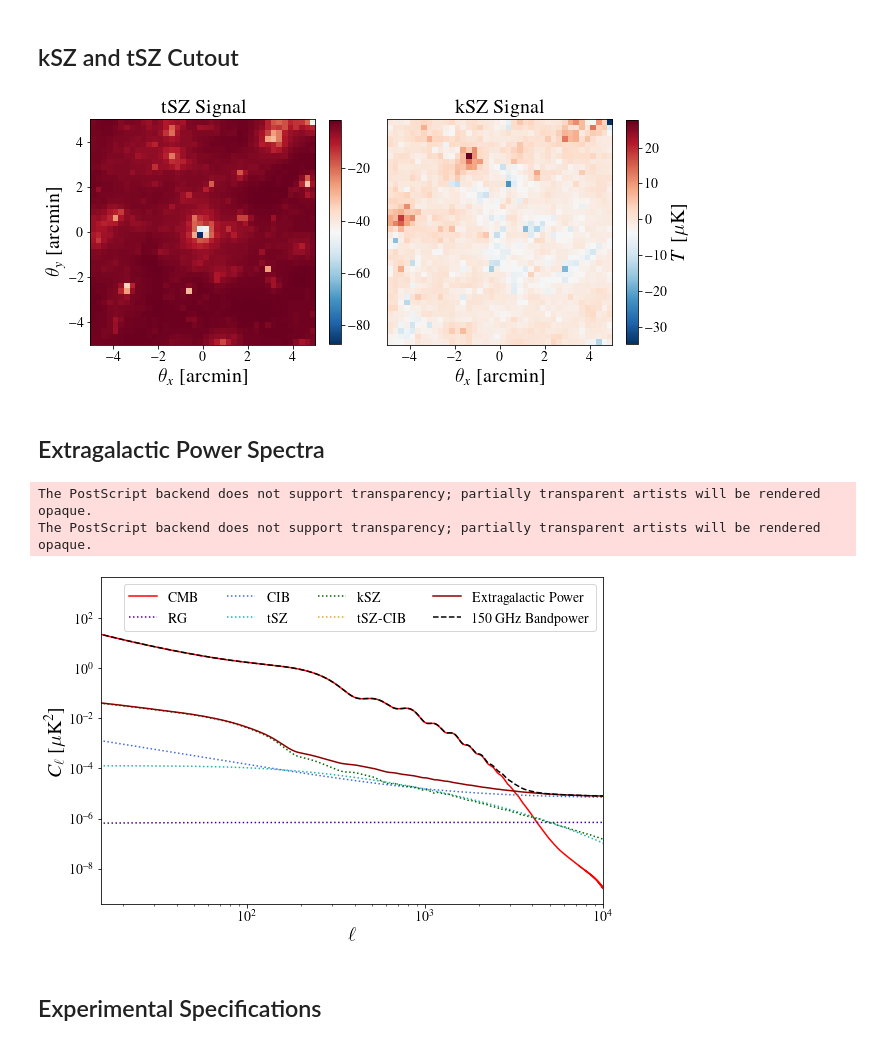
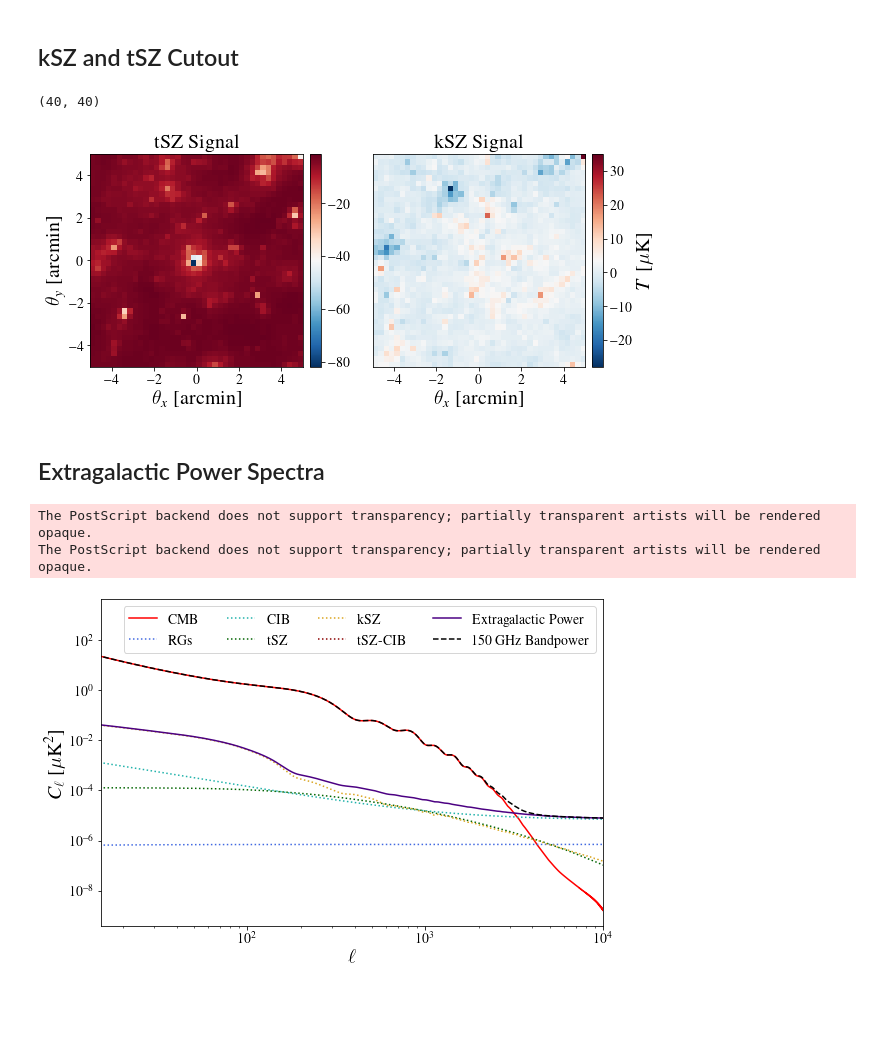
Before and after one commit to s6kelevy/cmb_lensing, a Jupyter notebook: chapter3.ipynb, the cells around one changed output. Cells and saved outputs as stored; diff of their text form; code cells hidden in the pictures; blank space fills up the shorter version.

```diff
--- a/chapter3.ipynb
+++ b/chapter3.ipynb
@@ -45,7 +50,7 @@ fig.savefig('/Volumes/Extreme_SSD/codes/master_thesis/code/figures/cmb_temperatu
 # %% [markdown]
 ## Cluster Convergence and Deflection Map
 # %%
-map_params = [240, 0.25, 240, 0.25]
+map_params = [180, 0.5, 180, 0.5]
 kappa_map = lensing.NFW(6e14, 3, 1, 1100).convergence_map(map_params)
 alpha_vec = lensing.deflection_from_convergence(map_params, kappa_map)
 alphaX, alphaY = alpha_vec
@@ -80,44 +90,51 @@ fig.savefig('/Volumes/Extreme_SSD/codes/master_thesis/code/figures/convergence_d
 # %% [markdown]
 ## kSZ and tSZ Cutout
 # %%
-map_params = [40, 0.25, 40, 0.25]
 fname = '/Volumes/Extreme_SSD/codes/master_thesis/code/data/mdpl2_cutouts_for_tszksz_clus_detection_M1.7e+14to2.3e+14_z0.6to0.8_15320haloes_boxsize20.0am.npz'
 cutouts_dic = np.load(fname, allow_pickle = 1, encoding= 'latin1')['arr_0'].item()
 mass_z_key = list(cutouts_dic.keys())[0]
 cutouts = cutouts_dic[mass_z_key]
-scale_fac = fg.compton_y_to_delta_Tcmb(145, uK = True)
+scale_fac = fg.compton_y_to_delta_Tcmb(150, uK = True)
 tsz_cutouts, ksz_cutouts = [], []
 for kcntr, keyname in enumerate( cutouts ):
     tsz_cutouts.append(cutouts[keyname]['y']*scale_fac)
     ksz_cutouts.append(cutouts[keyname]['ksz']*random.randrange(-1, 2, 2))
 tsz_cutout = tsz_cutouts[1]
 ksz_cutout = ksz_cutouts[1]
+# %%
+tsz_cutout.shape
+# %% [output]
+(40, 40)
 # %%
 _, extent = tools.make_grid(map_params)
 fig, axarr = plt.subplots(1,2, figsize=(9,9))
 
 im0 = axarr[0].imshow(tsz_cutout, extent = extent, cmap = cm.RdBu_r)
-cb0 = fig.colorbar(im0, ax = axarr[0], shrink = 0.347)
+divider = make_axes_locatable(axarr[0])
+cax = divider.append_axes("right", size="5%", pad=0.1)
+cb0 = fig.colorbar(im0, cax = cax)
 cb0.ax.tick_params(labelsize=sz_lb)
 axarr[0].set_xlabel(r'$\theta_x\ $'+'[arcmin]', fontsize = sz_ft)
 axarr[0].set_ylabel(r'$\theta_y\ $'+'[arcmin]', fontsize = sz_ft)
 axarr[0].set_title('tSZ Signal', fontsize = sz_ft)
 axarr[0].tick_params(labelsize = sz_lb)
 
 im1 = axarr[1].imshow(ksz_cutout, extent = extent, cmap = cm.RdBu_r)
-cb1 = fig.colorbar(im1, ax = axarr[1], shrink = 0.347)
+divider = make_axes_locatable(axarr[1])
+cax = divider.append_axes("right", size="5%", pad=0.1)
+cb1 = fig.colorbar(im1, cax = cax)
 cb1.set_label(label=r'$T \ [\mu$'+'K]', size=sz_ft)
 cb1.ax.tick_params(labelsize=sz_lb)
 axarr[1].set_xlabel(r'$\theta_x\ $'+'[arcmin]', fontsize = sz_ft)
 axarr[1].set_ylabel(r'$\theta_y\ $'+'[arcmin]', fontsize = sz_ft)
 axarr[1].set_title('kSZ Signal', fontsize = sz_ft)
 axarr[1].get_yaxis().set_visible(False)
 axarr[1].tick_params(labelsize = sz_lb)
 
-fig.tight_layout(pad=0)
+fig.tight_layout(pad=2)
 fig.savefig('/Volumes/Extreme_SSD/codes/master_thesis/code/figures/tSZ_kSZ_cutout.eps', dpi = 200, bbox_inches = 'tight')
 # %% [output]
-[figure, old version]
+[figure, new version]
 # %% [markdown]
 ## Extragalactic Power Spectra
 # %%
@@ -132,12 +149,12 @@ l, cl_fg_total = fg.extragalactic_power_spectrum(150, components = 'all')
 fig, ax = plt.subplots(figsize=(9,6))
 
 ax.plot(l, cl, 'red', label = r'CMB')
-ax.plot(l, cl_radio,  color = color_arr[0], label = r'RG', ls = ':')
-ax.plot(l, cl_cib, color = color_arr[1], label = r'CIB', ls = ':')
-ax.plot(l, cl_tsz, color = color_arr[2], label = r'tSZ', ls = ':')
-ax.plot(l, cl_ksz, color = color_arr[3], label = r'kSZ', ls = ':')
-ax.plot(l, cl_tsz_cib, color = color_arr[4], label = r'tSZ-CIB', ls = ':')
-ax.plot(l, cl_fg_total, color_arr[5], label = r'Extragalactic Power')
+ax.plot(l, cl_radio,  color = color_arr[1], label = r'RGs', ls = ':')
+ax.plot(l, cl_cib, color = color_arr[2], label = r'CIB', ls = ':')
+ax.plot(l, cl_tsz, color = color_arr[3], label = r'tSZ', ls = ':')
+ax.plot(l, cl_ksz, color = color_arr[4], label = r'kSZ', ls = ':')
+ax.plot(l, cl_tsz_cib, color = color_arr[5], label = r'tSZ-CIB', ls = ':')
+ax.plot(l, cl_fg_total, color_arr[0], label = r'Extragalactic Power')
 ax.plot(l, cl_fg_total+cl, 'black', label = r'150 GHz Bandpower', ls = '--')
 ax.tick_params(labelsize = sz_lb)
 ax.set_xlim(15, 10000)
@@ -151,6 +168,4 @@ fig.savefig('/Volumes/Extreme_SSD/codes/master_thesis/code/figures/extragalactic
 # %% [output]
 The PostScript backend does not support transparency; partially transparent artists will be rendered opaque.
 The PostScript backend does not support transparency; partially transparent artists will be rendered opaque.
-[figure, old version]
+[figure, new version]
-# %% [markdown]
-## Experimental Specifications
```
Also changed, not shown: parts of 8 cells of this notebook, 11 other files.
